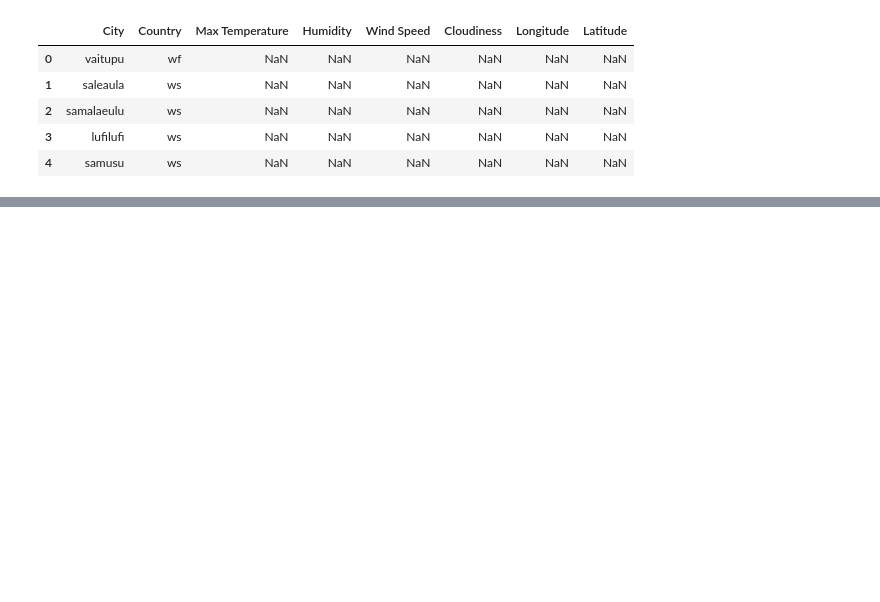
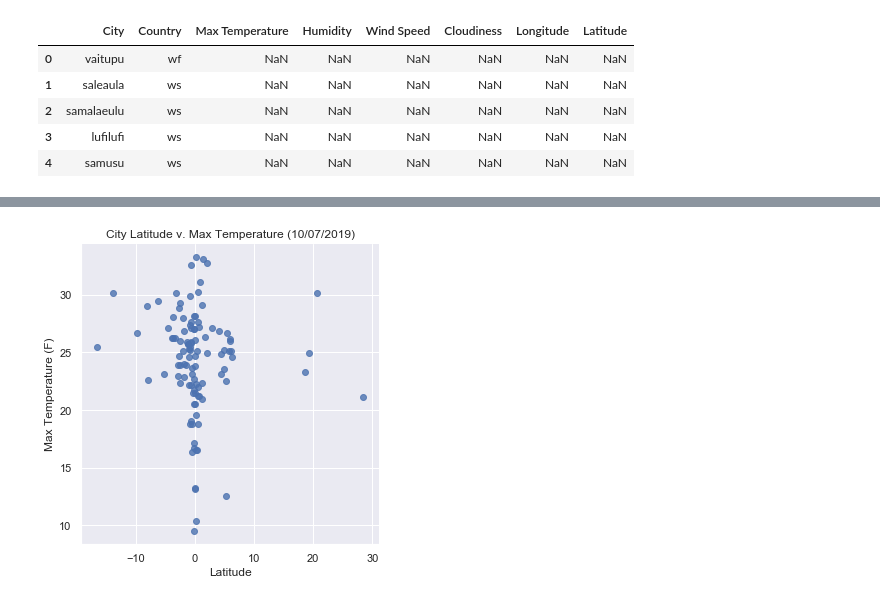
Before and after one commit to oscarzu/Python-API-Challenge, a Jupyter notebook: Weather Py.ipynb, the cells around one changed output, grey strips where cells are left out. Drawn from its saved outputs; the diff is of its cells as text; code cells hidden in the pictures; blank space fills up the shorter version.

```diff
--- a/Weather Py.ipynb
+++ b/Weather Py.ipynb
@@ -81,7 +85,7 @@ for index, row in equatorial_cities_df.iterrows():
             weather_metrics = f"\n{city}, {country}: "
 
             main    = response['main']
-            temp    = 9/5 * (float(main['temp_max']) - 273) + 32 # Convert Kelvin to Fahrenheit
+            temp    = round((float(main['temp_max']) - 273),2) # Convert Kelvin to Celsius
             humid   = main['humidity']
             equatorial_cities_df.set_value(index, "Max Temperature", temp)
             equatorial_cities_df.set_value(index, "Humidity",        humid)
@@ -137 +141,14 @@ Buala, SB: max temp: 84.31160000000003 humidity: 72 wind: 4.36 clouds: 21 lon: 1
 --------------------------------------------------------------------------------
+# %%
+equatorial_cities_df = equatorial_cities_df.dropna(axis=0, how='any').reset_index(drop=True)
+
+equatorial_cities_df.to_csv('cities.csv', index=False)
+
+date = time.strftime("%m/%d/%Y")
+
+if backup_weather_data:
+    equatorial_cities_df = pd.read_csv('cities.csv')
+    date = '10/10/2019'
+
+print(f"There are {equatorial_cities_df.shape[0]} equatorial cities with weather data available in dataframe.")
+equatorial_cities_df.head()
@@ -137,0 +163,22 @@ Buala, SB: max temp: 84.31160000000003 humidity: 72 wind: 4.36 clouds: 21 lon: 1
+# %%
+def create_scatter(data, **kwargs):
+
+        sns.set() # sets seaborn grid
+        sns.lmplot(x=kwargs['xdata'], y=kwargs['ydata'], data=data, fit_reg=False, legend_out=False)
+
+        plt.title(kwargs['title'])
+        plt.xlabel(kwargs['xlabel'])
+        plt.ylabel(kwargs['ylabel'])
+
+        plt.show()
+# %%
+title  = f'City Latitude v. Max Temperature ({date})'
+xlabel = 'Latitude'
+ylabel = 'Max Temperature (F)'
+xdata  = 'Latitude'
+ydata  = 'Max Temperature'
+alpha=.80
+
+create_scatter(data=equatorial_cities_df, title=title, xlabel=xlabel, ylabel=ylabel, xdata=xdata, ydata=ydata)
+# %% [output]
+[figure, added]
```
Also changed, not shown: parts of 5 cells of this notebook, 1 other file.
